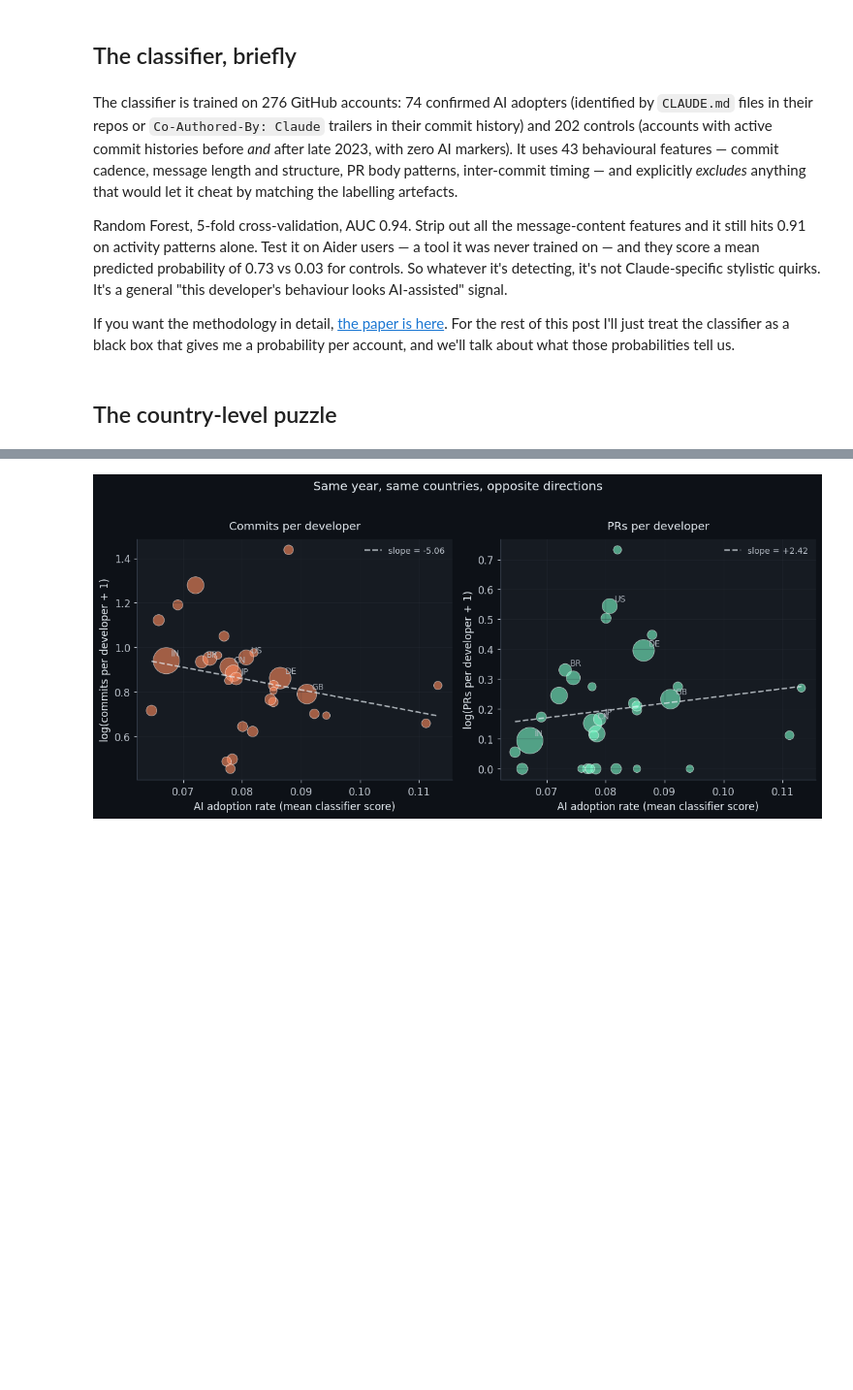
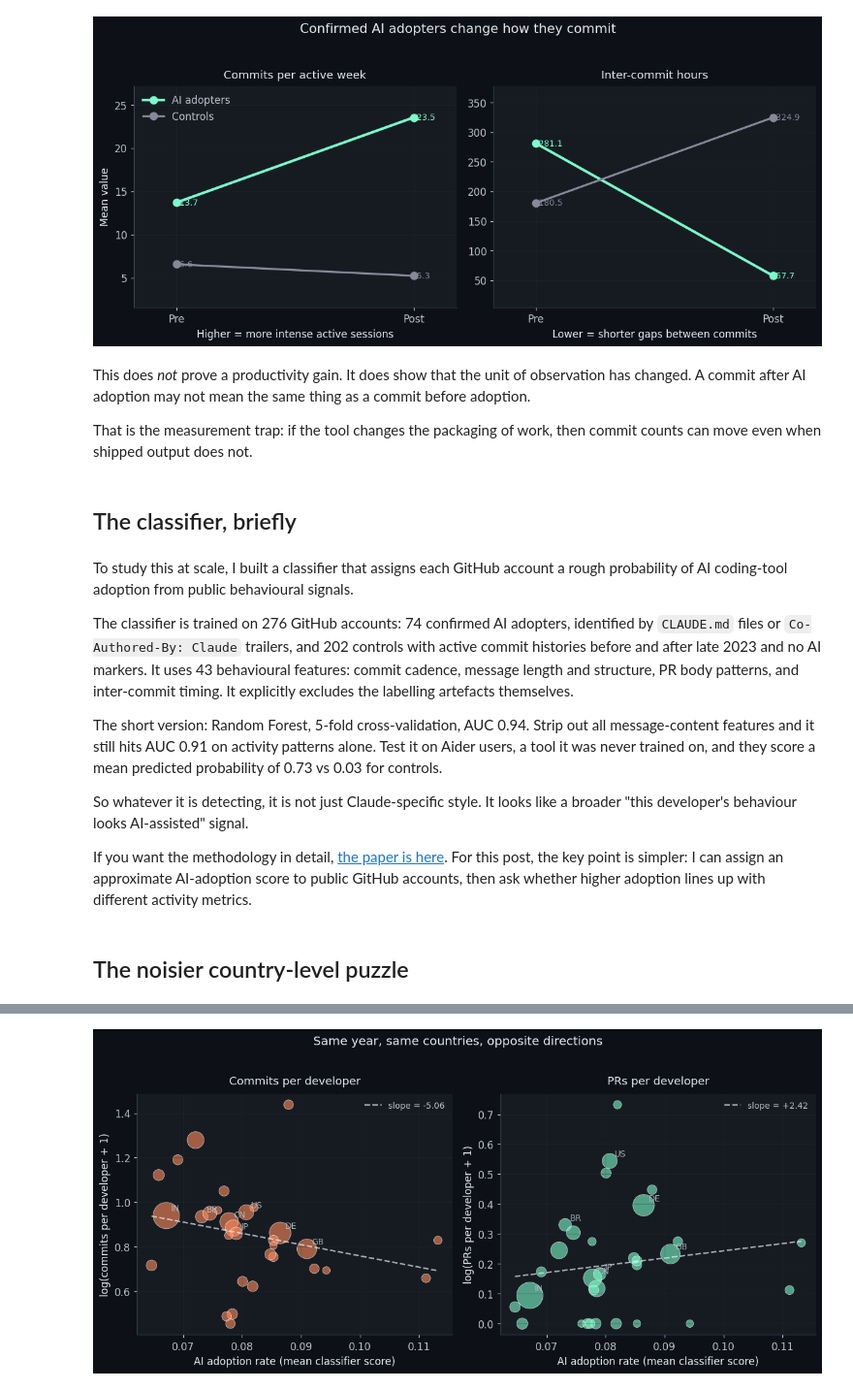
Before and after one commit to AndreasThinks/AndreasThinks.me, a Jupyter notebook: posts/ai-tools-and-the-shape-of-commits/index.ipynb, the cells around one changed output, grey strips where cells are left out. Shown at 97% size. Drawn from its saved outputs; the diff is of its cells as text; code cells hidden in the pictures; blank space fills up the shorter version.

```diff
--- a/posts/ai-tools-and-the-shape-of-commits/index.ipynb
+++ b/posts/ai-tools-and-the-shape-of-commits/index.ipynb
@@ -119,5 +110,7 @@ cross24 = panel_year[panel_year["year"]==2024].dropna(
     subset=["pct_ai_users","log_commits","log_prs","log_events"]
 ).copy()
 
-print(f"Loaded {len(scores_all):,} scored accounts across {len(country_adoption)} countries")
-print(f"2024 cross-section: {len(cross24)} countries with >=15 scored accounts and >=5 panel devs")
+# Account-level labelled sample for behavioural before/after plot
+account_df = pd.read_csv(DATA / "classifier_full_features.csv")
+ai_accounts = account_df[account_df.label == 1]
+ctrl_accounts = account_df[account_df.label == 0]
@@ -127,24 +123,58 @@ Loaded 4,824 scored accounts across 46 countries
+# %%
+# | echo: false
+# | classes: dark-plot
+# | fig-cap: "Account-level before/after behaviour. Confirmed AI adopters shift toward more intense coding sessions: commits per active week rises and inter-commit time falls. Controls do not show the same pattern."
+
+behaviour_specs = [
+    ("Commits per active week", "pre_mean_commits_per_active_week", "post_mean_commits_per_active_week", "Higher = more intense active sessions"),
+    ("Inter-commit hours", "pre_mean_inter_commit_hours", "post_mean_inter_commit_hours", "Lower = shorter gaps between commits"),
+]
+
+fig, axes = plt.subplots(1, 2, figsize=(11, 4.7))
+x = np.array([0, 1])
+labels = ["Pre", "Post"]
+
+for ax, (title, pre_col, post_col, subtitle) in zip(axes, behaviour_specs):
+    ai_vals = [ai_accounts[pre_col].mean(), ai_accounts[post_col].mean()]
+    ctrl_vals = [ctrl_accounts[pre_col].mean(), ctrl_accounts[post_col].mean()]
+
+    ax.plot(x, ai_vals, marker='o', color=ACCENT, linewidth=2.8, markersize=8, label='AI adopters')
+    ax.plot(x, ctrl_vals, marker='o', color=NEUTRAL, linewidth=2.2, markersize=8, label='Controls')
+
+    for vals, color in [(ai_vals, ACCENT), (ctrl_vals, NEUTRAL)]:
+        for xi, yi in zip(x, vals):
+            ax.text(xi, yi, f" {yi:.1f}", va='center', ha='left', color=color, fontsize=9)
+
+    ax.set_xticks(x)
+    ax.set_xticklabels(labels)
+    ax.set_title(title, color='#e6edf3', pad=8, fontsize=12)
+    ax.set_xlabel(subtitle)
+    ax.margins(x=0.18, y=0.20)
+
+axes[0].set_ylabel("Mean value")
+axes[0].legend(loc='best', labelcolor='#bdc4cd')
+plt.suptitle("Confirmed AI adopters change how they commit", color='#e6edf3', y=1.04, fontsize=14)
+plt.tight_layout()
+plt.savefig("figures/account_behaviour_shift.png", bbox_inches='tight', facecolor='#0d1117')
+plt.show()
+# %% [output]
+[figure, added]
+# %% [markdown]
+This does *not* prove a productivity gain. It does show that the unit of observation has changed. A commit after AI adoption may not mean the same thing as a commit before adoption.
+
+That is the measurement trap: if the tool changes the packaging of work, then commit counts can move even when shipped output does not.
 # %% [markdown]
 ## The classifier, briefly
 # %% [markdown]
-The classifier is trained on 276 GitHub accounts: 74 confirmed AI adopters
-(identified by `CLAUDE.md` files in their repos or `Co-Authored-By: Claude`
-trailers in their commit history) and 202 controls (accounts with active commit
-histories before *and* after late 2023, with zero AI markers). It uses 43
-behavioural features — commit cadence, message length and structure, PR body
-patterns, inter-commit timing — and explicitly *excludes* anything that would
-let it cheat by matching the labelling artefacts.
+To study this at scale, I built a classifier that assigns each GitHub account a rough probability of AI coding-tool adoption from public behavioural signals.
 
-Random Forest, 5-fold cross-validation, AUC 0.94. Strip out all the message-content
-features and it still hits 0.91 on activity patterns alone. Test it on Aider users
-— a tool it was never trained on — and they score a mean predicted probability of
-0.73 vs 0.03 for controls. So whatever it's detecting, it's not Claude-specific
-stylistic quirks. It's a general "this developer's behaviour looks AI-assisted"
-signal.
+The classifier is trained on 276 GitHub accounts: 74 confirmed AI adopters, identified by `CLAUDE.md` files or `Co-Authored-By: Claude` trailers, and 202 controls with active commit histories before and after late 2023 and no AI markers. It uses 43 behavioural features: commit cadence, message length and structure, PR body patterns, and inter-commit timing. It explicitly excludes the labelling artefacts themselves.
 
-If you want the methodology in detail, [the paper is here](../../papers/ai-productivity/).
-For the rest of this post I'll just treat the classifier as a black box that gives
-me a probability per account, and we'll talk about what those probabilities tell us.
+The short version: Random Forest, 5-fold cross-validation, AUC 0.94. Strip out all message-content features and it still hits AUC 0.91 on activity patterns alone. Test it on Aider users, a tool it was never trained on, and they score a mean predicted probability of 0.73 vs 0.03 for controls.
+
+So whatever it is detecting, it is not just Claude-specific style. It looks like a broader "this developer's behaviour looks AI-assisted" signal.
+
+If you want the methodology in detail, [the paper is here](../../papers/ai-productivity/). For this post, the key point is simpler: I can assign an approximate AI-adoption score to public GitHub accounts, then ask whether higher adoption lines up with different activity metrics.
 # %% [markdown]
-## The country-level puzzle
+## The noisier country-level puzzle
 # %% [markdown]
```
Also changed, not shown: parts of 12 cells of this notebook, 2 other files.
